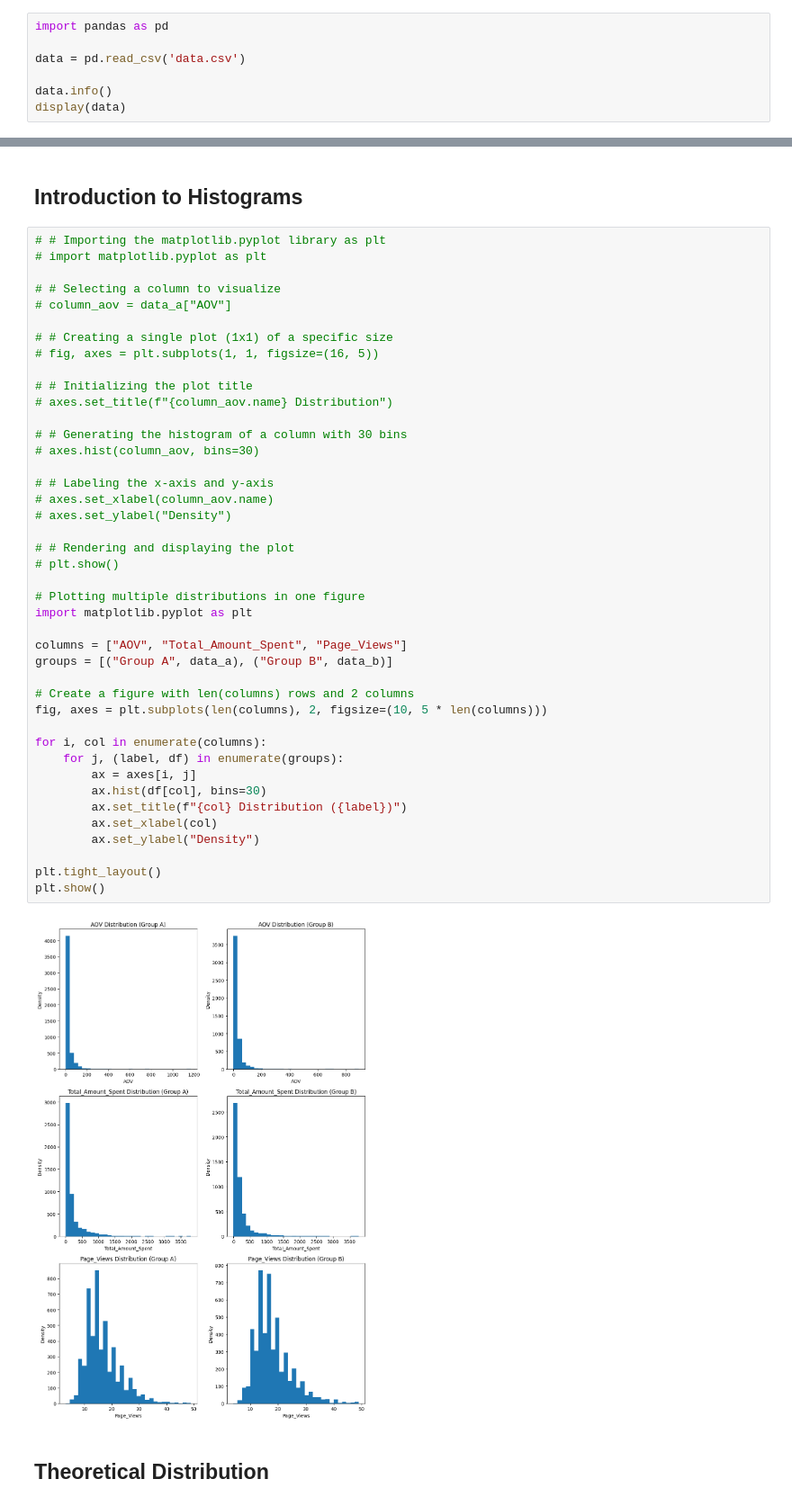
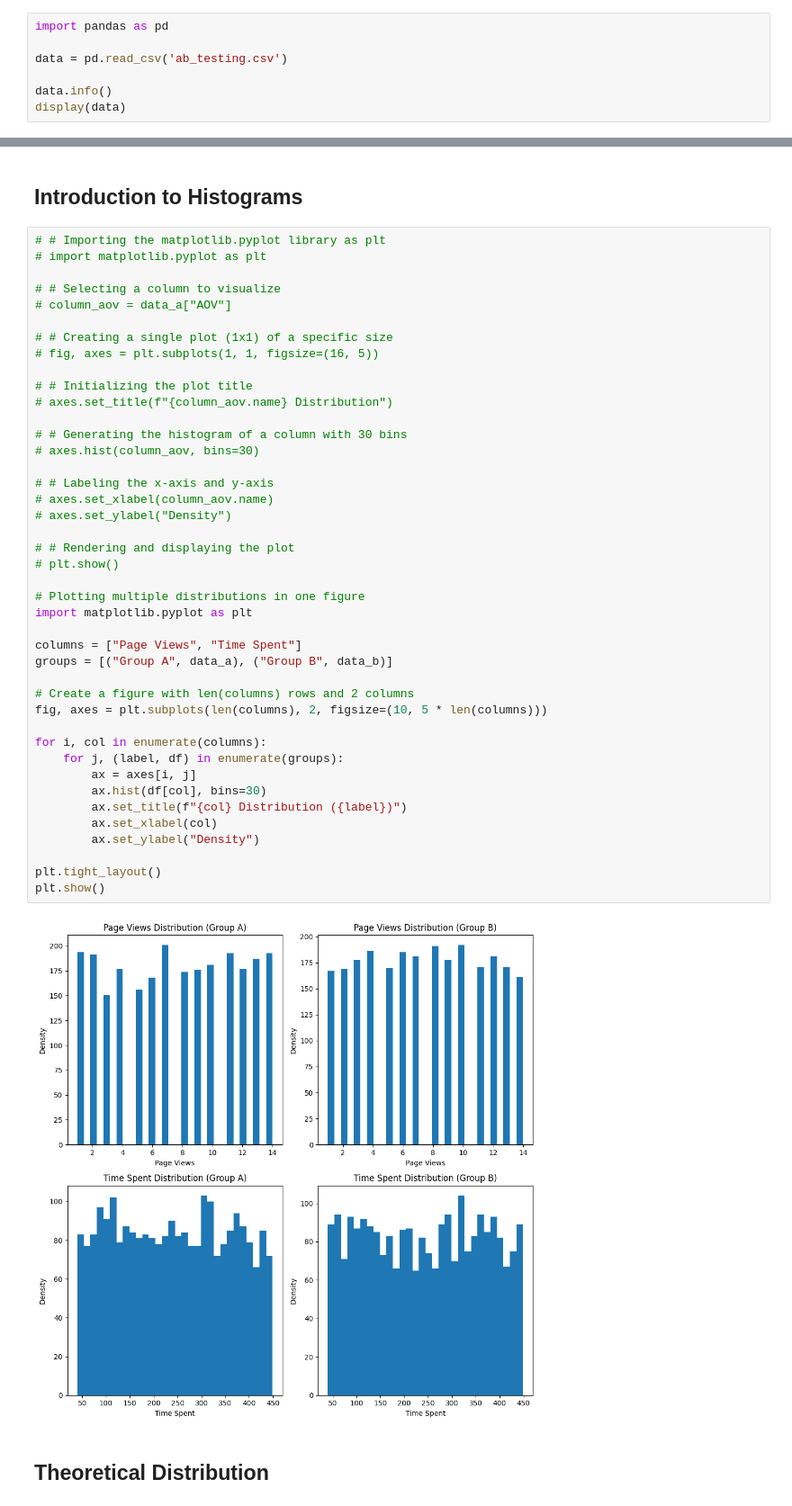
Before and after one commit to OgiAnd/codefinity-conducting-ab-test, a Jupyter notebook: notebook.ipynb, the cells around one changed output, grey strips where cells are left out. Shown at 90% size. Saved outputs shown, nothing was run; the diff lists cells and outputs as text.

```diff
--- a/notebook.ipynb
+++ b/notebook.ipynb
@@ -3,7 +3,7 @@
 # %%
 import pandas as pd
 
-data = pd.read_csv('data.csv')
+data = pd.read_csv('ab_testing.csv')
 
 data.info()
 display(data)
@@ -96,35 +96,35 @@ max            925.234557         3773.200000    49.000000   891.007723
 
 # # Generating the histogram of a column with 30 bins
 # axes.hist(column_aov, bins=30)
 
 # # Labeling the x-axis and y-axis
 # axes.set_xlabel(column_aov.name)
 # axes.set_ylabel("Density")
 
 # # Rendering and displaying the plot
 # plt.show()
 
 # Plotting multiple distributions in one figure
 import matplotlib.pyplot as plt
 
-columns = ["AOV", "Total_Amount_Spent", "Page_Views"]
+columns = ["Page Views", "Time Spent"]
 groups = [("Group A", data_a), ("Group B", data_b)]
 
 # Create a figure with len(columns) rows and 2 columns
 fig, axes = plt.subplots(len(columns), 2, figsize=(10, 5 * len(columns)))
 
 for i, col in enumerate(columns):
     for j, (label, df) in enumerate(groups):
         ax = axes[i, j]
         ax.hist(df[col], bins=30)
         ax.set_title(f"{col} Distribution ({label})")
         ax.set_xlabel(col)
         ax.set_ylabel("Density")
 
 plt.tight_layout()
 plt.show()
 # %% [output]
-[figure, old version]
+[figure, new version]
 # %% [markdown]
 ## Theoretical Distribution
 # %%
```
Also changed, not shown: parts of 6 cells of this notebook, 2 other files.
